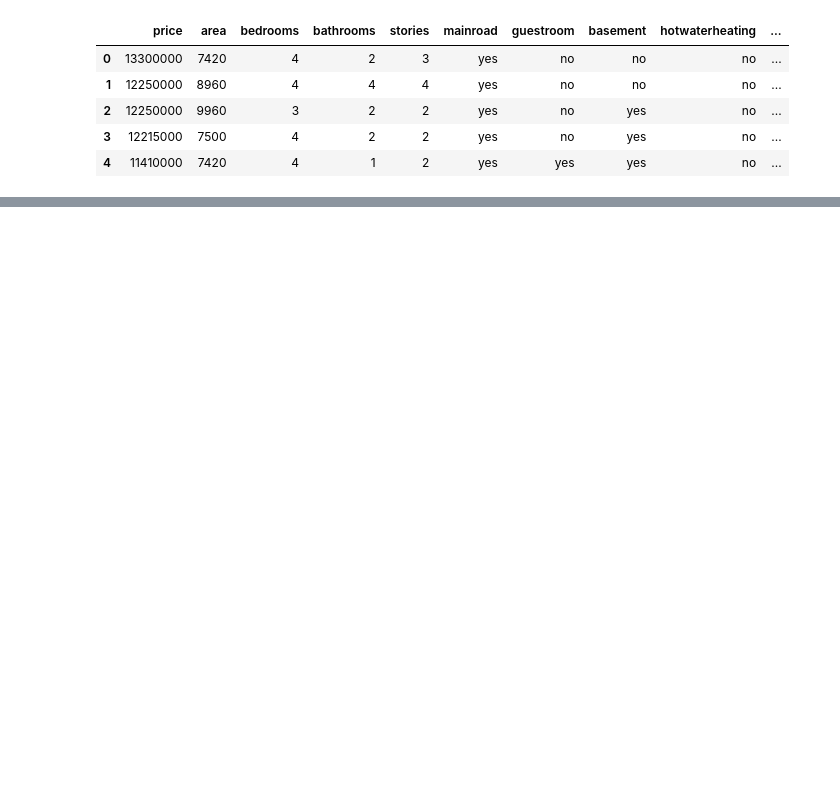
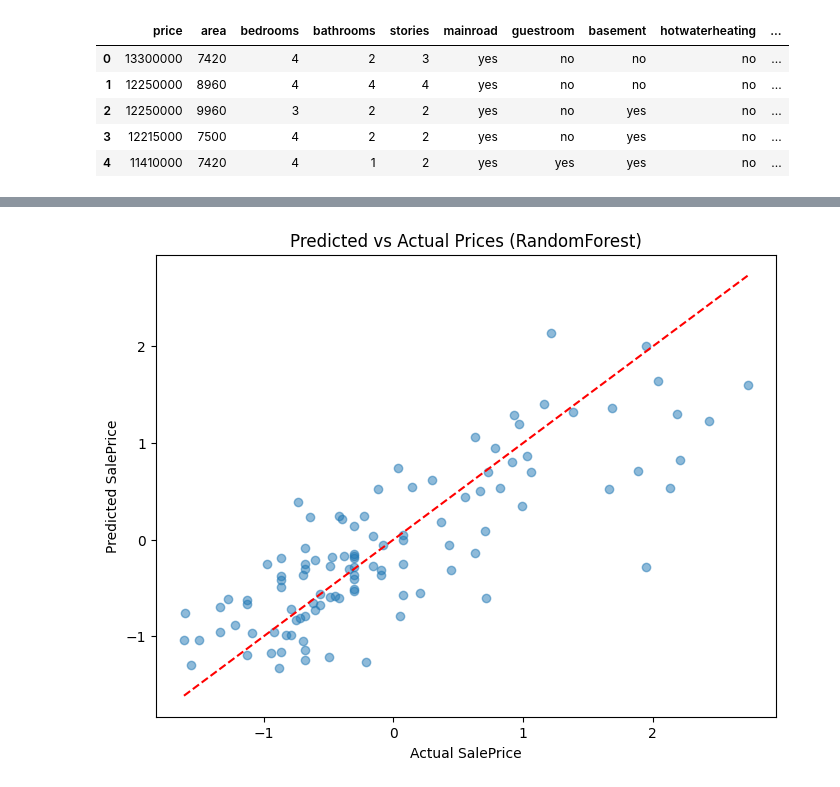
Before and after one commit to HassaaanRaza/100DaysOfBuildables, a Jupyter notebook: task7_model_comparison.ipynb, the cells around one changed output, grey strips where cells are left out. Drawn from its saved outputs; the diff is of its cells as text; code cells hidden in the pictures; blank space fills up the shorter version.

```diff
--- a/task7_model_comparison.ipynb
+++ b/task7_model_comparison.ipynb
@@ -77,0 +23,9 @@ df_encoded # new data set that contain complete numeric data
+# %%
+from sklearn.preprocessing import StandardScaler
+
+scaler = StandardScaler()
+
+cols_to_scale = ["price", "area"]  # make sure these exist after cleaning
+df[cols_to_scale] = scaler.fit_transform(df[cols_to_scale])
+
+print(df.head())
@@ -78,5 +46,6 @@ df_encoded # new data set that contain complete numeric data
 # %%
-X = df_encoded.drop(columns=["price"])
-y = df_encoded["price"]
+X = df.drop(["price"], axis=1) # drop using list
+X = pd.get_dummies(X, drop_first=True)
+y = df["price"]
 
 X_train, X_test, y_train, y_test = train_test_split(X,y, test_size = 0.2)
@@ -108,0 +52,5 @@ R² Score: 0.7091
+# %%
+# MODELS
+DT_model = DecisionTreeRegressor(max_depth=5, random_state=42)
+LR_model = LinearRegression()
+RF_model = RandomForestRegressor(random_state=42, n_estimators=100)
@@ -108,0 +134,15 @@ R² Score: 0.7091
+# %%
+
+# Predictions
+y_pred_best = RF_model.predict(X_test)
+
+# Scatter plot
+plt.figure(figsize=(8,6))
+plt.scatter(y_test, y_pred_best, alpha=0.5)
+plt.plot([y_test.min(), y_test.max()], [y_test.min(), y_test.max()], "r--")  # diagonal
+plt.xlabel("Actual SalePrice")
+plt.ylabel("Predicted SalePrice")
+plt.title(f"Predicted vs Actual Prices ({best_model_name})")
+plt.show()
+# %% [output]
+[figure, added]
```
Also changed, not shown: parts of 21 cells of this notebook.
